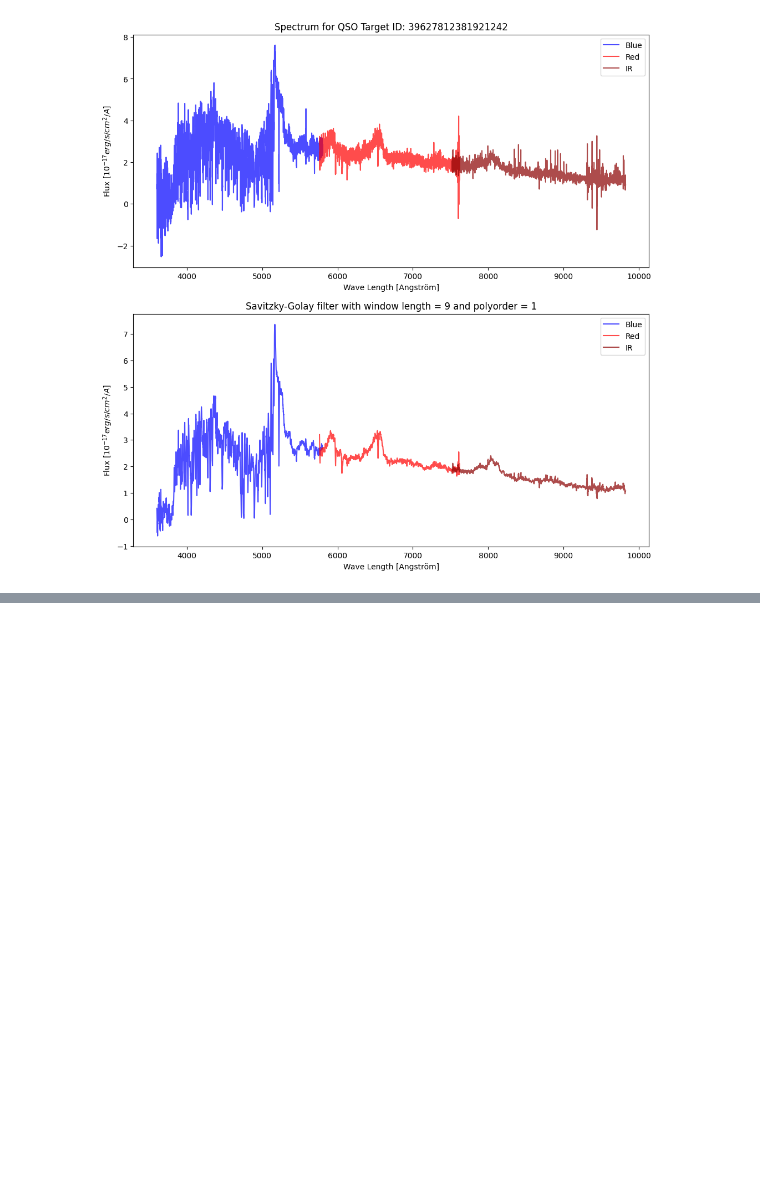
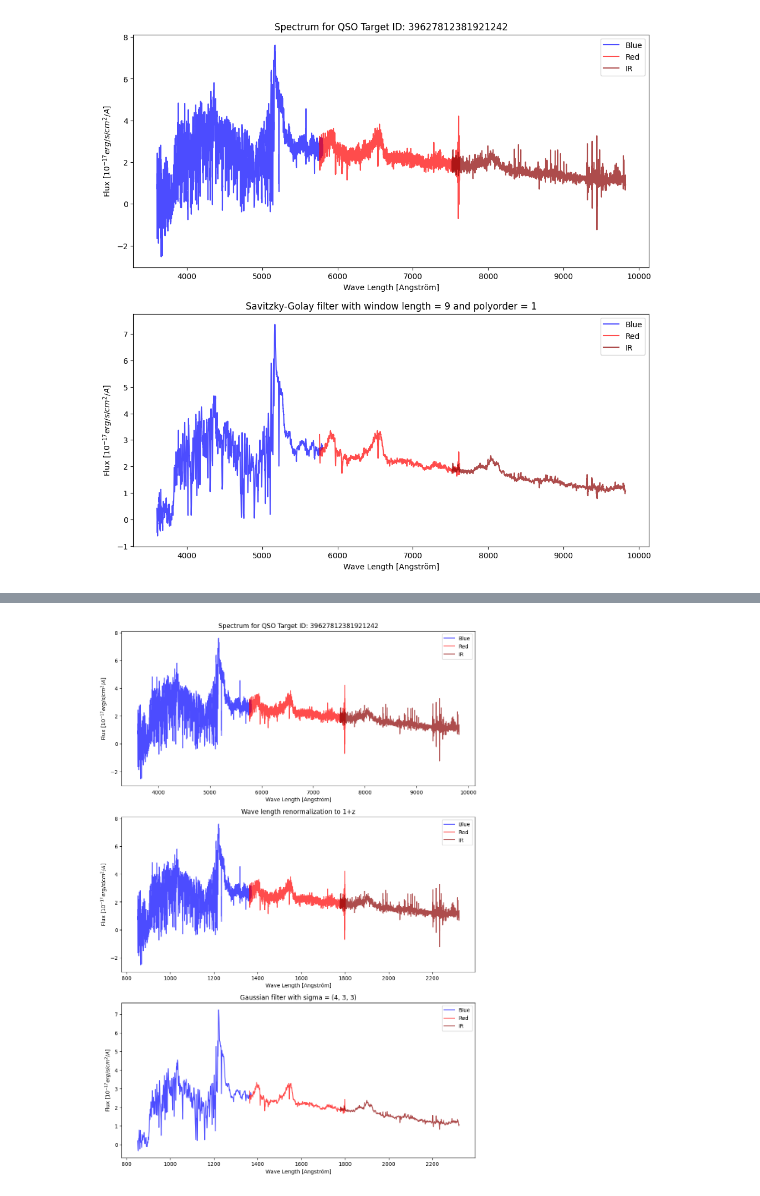
Before and after one commit to johannct/M2_Stage_Code, a Jupyter notebook: DESI Spectra.ipynb, the cells around one changed output, grey strips where cells are left out. Cells and saved outputs as stored; diff of their text form; code cells hidden in the pictures; blank space fills up the shorter version.

```diff
--- a/DESI Spectra.ipynb
+++ b/DESI Spectra.ipynb
@@ -336,0 +363,17 @@ plot_spectrum(QSO, target_ID, 'QSO', flux=(flux_b, flux_r, flux_z), figax = (fig
+# %%
+target_ID = get_max(QSO, 'TSNR2_QSO',"SCORES", mask=mask_QSO)
+flux_b, flux_r, flux_z = get_flux(QSO, target_ID)
+sigmaB, sigmaRZ = 4, 3
+sigma = (sigmaB, sigmaRZ, sigmaRZ)
+flux_b, flux_r, flux_z = apply_gaussianFilter(flux_b, flux_r, flux_z, sigma)
+
+QSO_tot = vstack([QSO_NGC, QSO_SGC])
+QSO_tot.add_index('TARGETID')
+z = QSO_tot.loc[target_ID]['Z']
+
+fig, ax = plt.subplots(3, 1, figsize=(12, 6*3))
+plot_spectrum(QSO, target_ID, 'QSO', figax = (fig, ax[0]));
+plot_spectrum(QSO, target_ID, 'QSO', figax = (fig, ax[1]), z_renorm = z, title='Wave length renormalization to 1+z');
+plot_spectrum(QSO, target_ID, 'QSO', flux=(flux_b, flux_r, flux_z), figax = (fig, ax[2]), title=f'Gaussian filter with sigma = {sigma}', z_renorm = z);
+# %% [output]
+[figure, added]
```
Also changed, not shown: parts of 7 cells of this notebook.
